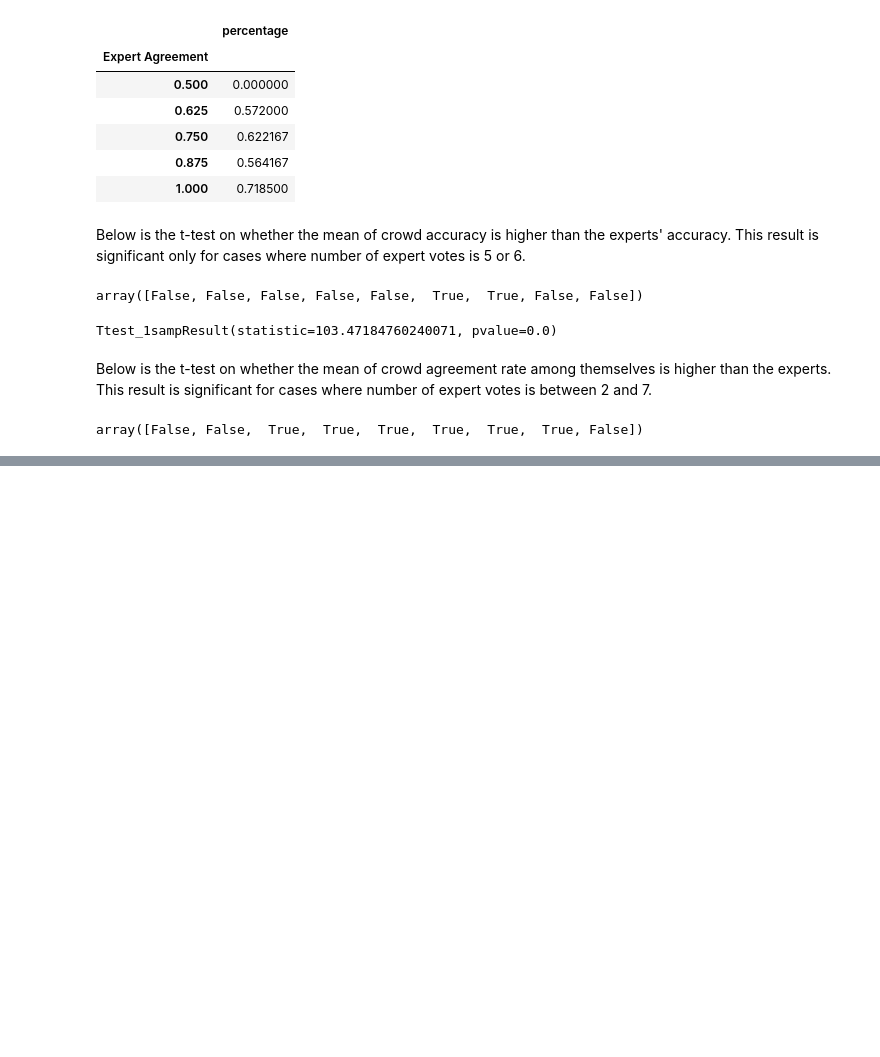
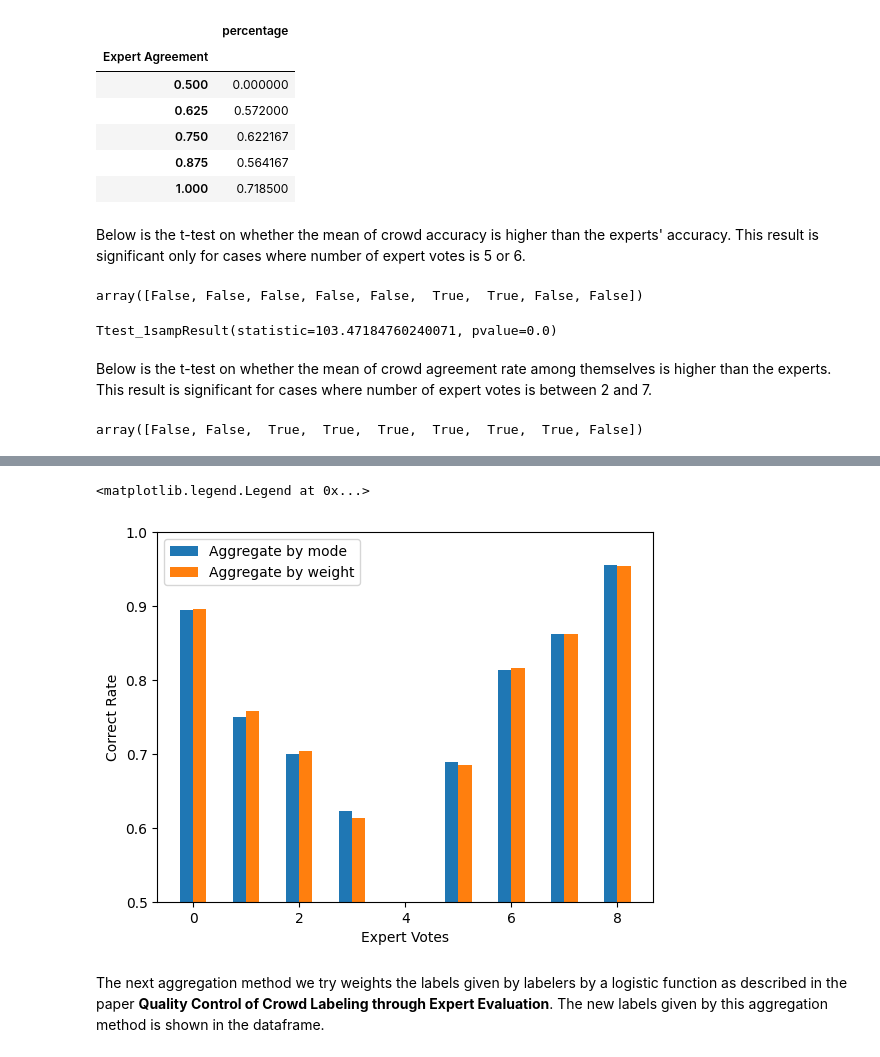
Before and after one commit to zhengxiaoyan321/medical_label_project, a Jupyter notebook: main.ipynb, the cells around one changed output, grey strips where cells are left out. Cells and saved outputs as stored; diff of their text form; code cells hidden in the pictures; blank space fills up the shorter version.

Commit message:
aggregation

```diff
--- a/main.ipynb
+++ b/main.ipynb
@@ -28,7 +28,6 @@ votes = valid_results["Origin"].str.extract(r'vote(\d)').astype(int)
 Throw out unnecessary columns. Create a new row called "Votes" to store the number of votes extracted from the "Origin".
 # %%
 reads=reads.loc[:,["problem_id", "accuracy","chosen_answer"]]
-reads["chosen_answer"]=reads["chosen_answer"].str.extract(r'\[(.*)\]')
+reads['chosen_answer'].replace(["['no']", "['yes']"], [-1,1], inplace=True)
 valid_results = valid_results.loc[:,"Qualified Reads":"Second Choice Weight"]
 valid_results["Votes"] = votes
-reads
@@ -187,0 +160,5 @@ array([False, False,  True,  True,  True,  True,  True,  True, False])
+# %%
+selected_cases=valid_results.loc[~valid_results["Majority Label"].isna() & ~valid_results["Correct Label"].isna(),["Votes","Correct Label", "Majority Label"]]
+selected_cases["Correct Rate"]=selected_cases["Correct Label"]==selected_cases["Majority Label"]
+agg_mode = selected_cases.groupby("Votes")[["Correct Rate"]].mean()
+agg_mode
@@ -187,0 +178,6 @@ array([False, False,  True,  True,  True,  True,  True,  True, False])
+# %%
+agg_w = reads[["problem_id"]]
+agg_w["Majority Label"] = reads["chosen_answer"]*reads["accuracy"]
+results = agg_w.groupby("problem_id").mean()
+results["Majority Label"] = np.sign(results["Majority Label"])
+results["Majority Label"].replace([-1,1],["'no'", "'yes'"], inplace=True)
@@ -187,0 +186,6 @@ array([False, False,  True,  True,  True,  True,  True,  True, False])
+# %%
+agg_w = valid_results[["Votes","Correct Label"]].join(results)
+agg_w = agg_w.loc[~valid_results["Majority Label"].isna() & ~valid_results["Correct Label"].isna(),["Votes","Correct Label", "Majority Label"]]
+agg_w["Correct Rate"]=agg_w["Correct Label"]==agg_w["Majority Label"]
+agg_w = agg_w.groupby("Votes")[["Correct Rate"]].mean()
+agg_w
@@ -187,0 +221,15 @@ array([False, False,  True,  True,  True,  True,  True,  True, False])
+# %%
+fig = plt.figure()
+ax = fig.add_subplot(111)
+w=1/4
+ax.bar(agg_mode.index-w,agg_mode["Correct Rate"],w,align='edge',label="Aggregate by mode")
+ax.bar(agg_w.index,agg_w["Correct Rate"],w,align='edge',label="Aggregate by weight")
+plt.xlabel("Expert Votes")
+plt.ylabel("Correct Rate")
+plt.ylim([.5,1])
+plt.legend()
+# %% [output]
+<matplotlib.legend.Legend at 0x...>
+[figure, added]
+# %% [markdown]
+The next aggregation method we try weights the labels given by labelers by a logistic function as described in the paper **Quality Control of Crowd Labeling through Expert Evaluation**. The new labels given by this aggregation method is shown in the dataframe.
```
Also changed, not shown: parts of 20 cells of this notebook.
